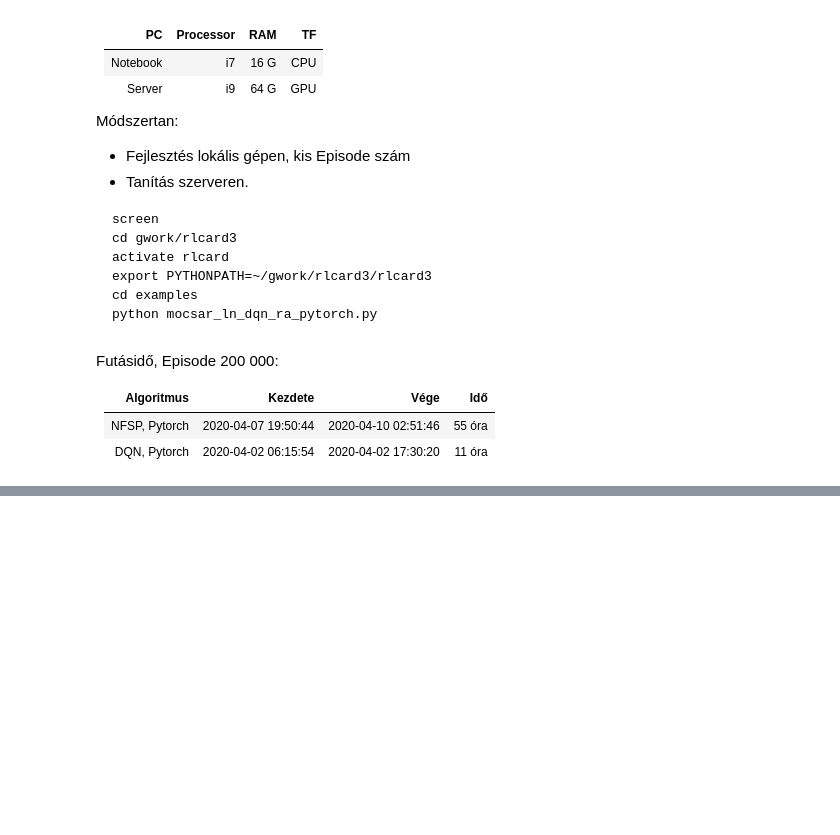
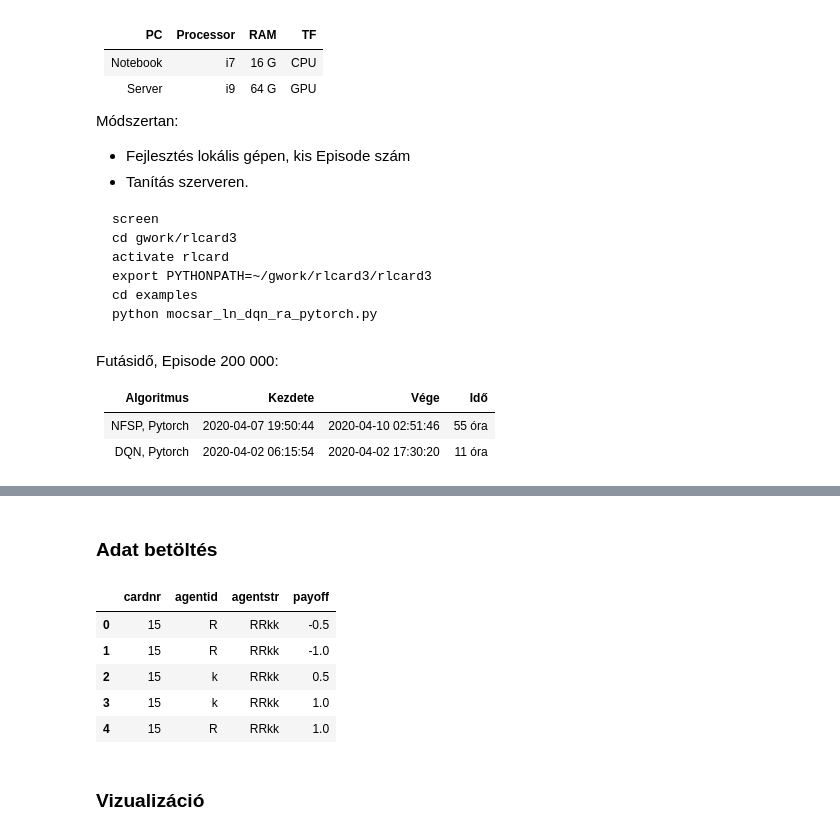
Before and after one commit to cogitoergoread/rlcard3, a Jupyter notebook: jupyter/rl-ai-zaro-varga-jozsef-2.ipynb, the cells around one changed output, grey strips where cells are left out. Saved outputs shown, nothing was run; the diff lists cells and outputs as text; code cells hidden in the pictures; blank space fills up the shorter version.

```diff
--- a/jupyter/rl-ai-zaro-varga-jozsef-2.ipynb
+++ b/jupyter/rl-ai-zaro-varga-jozsef-2.ipynb
@@ -475,0 +489,2 @@ Futásidő, Episode 200 000:
+# %% [markdown]
+### Adat betöltés
@@ -475,0 +569,13 @@ Futásidő, Episode 200 000:
+# %%
+df2 = read_data_github(csv_url='https://github.com/cogitoergoread/rlcard3/raw/master/jupyter/data'
+                               '/3RAS_Rule_vs_RLAI_1000_20200414-002659.csv.gz')
+df2.head()
+# %% [output]
+|  | cardnr | agentid | agentstr | payoff |
+| 0 | 15 | R | RRkk | -0.5 |
+| 1 | 15 | R | RRkk | -1.0 |
+| 2 | 15 | k | RRkk | 0.5 |
+| 3 | 15 | k | RRkk | 1.0 |
+| 4 | 15 | R | RRkk | 1.0 |
+# %% [markdown]
+### Vizualizáció
```
Also changed, not shown: parts of 11 cells of this notebook.
